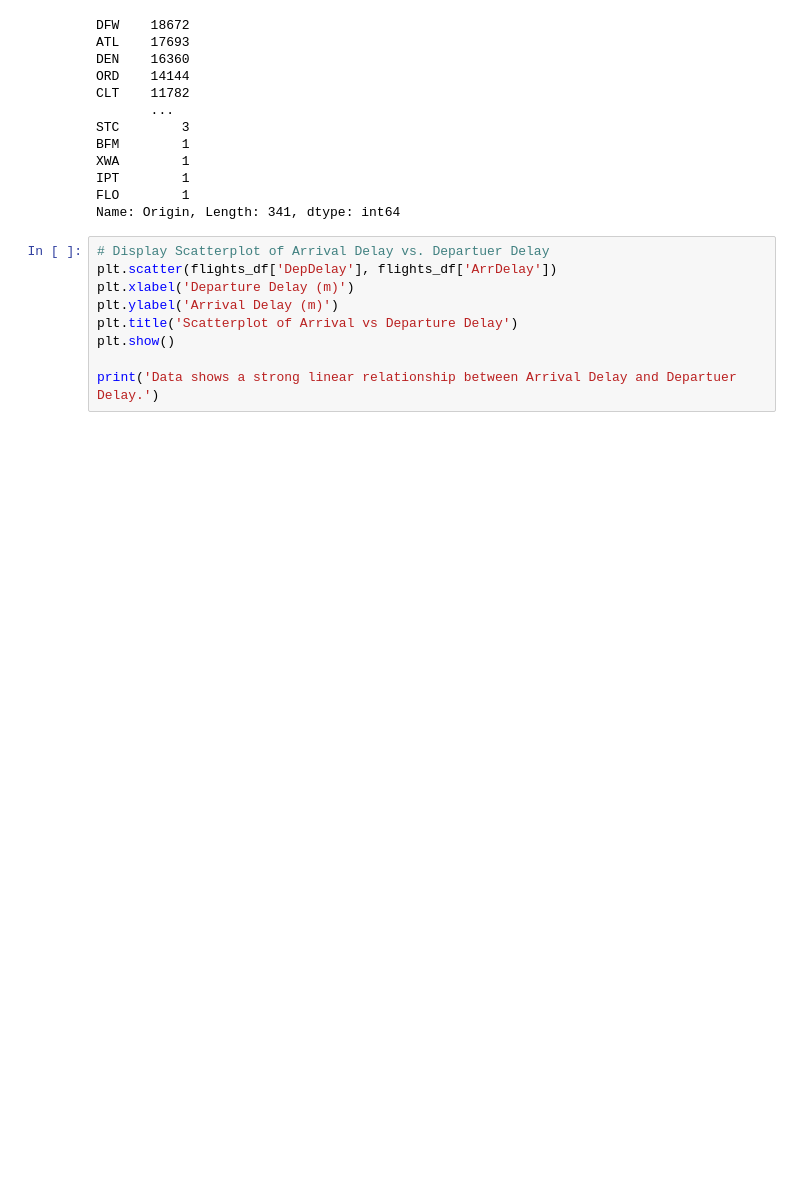
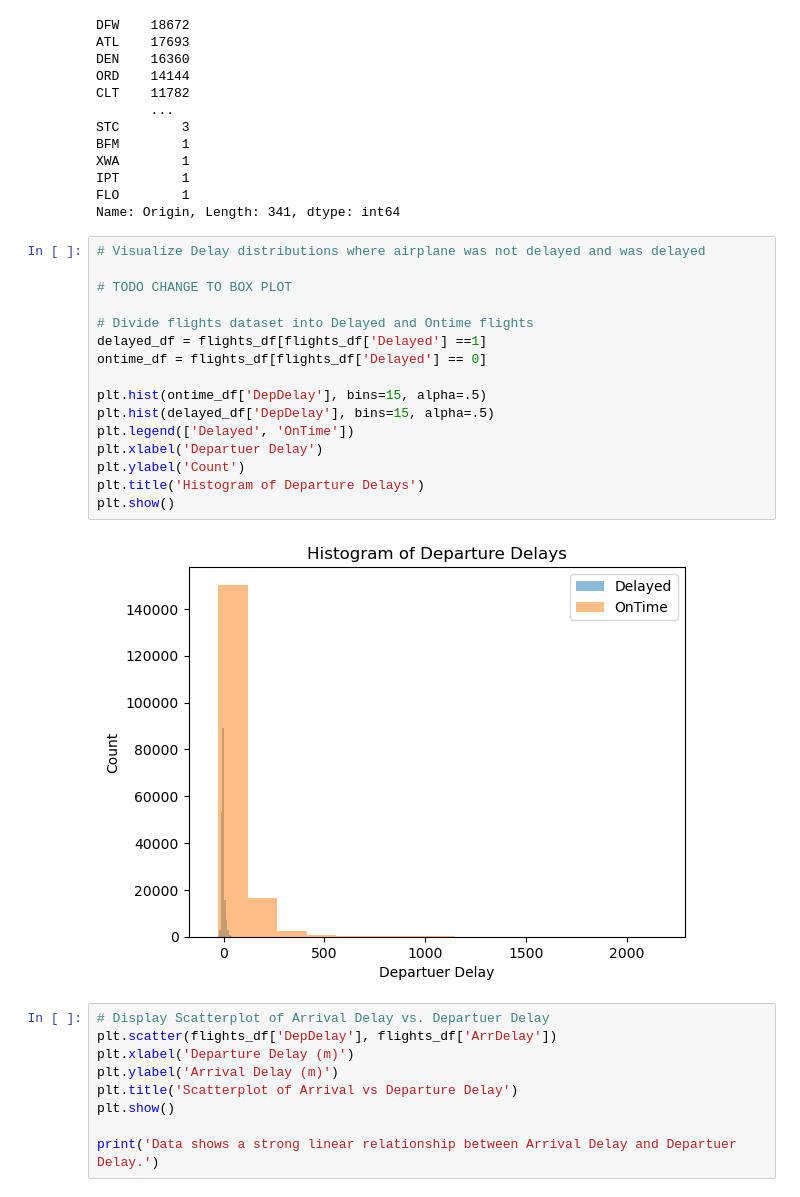
Before and after one commit to NedKost/MS-AAI-501-Team-Project, a Jupyter notebook: notebooks/Logistic Regression.ipynb, the cells around one changed output. Cells and saved outputs as stored; diff of their text form; blank space fills up the shorter version.

```diff
--- a/notebooks/Logistic Regression.ipynb
+++ b/notebooks/Logistic Regression.ipynb
@@ -101,6 +137,24 @@ XWA        1
 IPT        1
 FLO        1
 Name: Origin, Length: 341, dtype: int64
+# %%
+# Visualize Delay distributions where airplane was not delayed and was delayed
+
+# TODO CHANGE TO BOX PLOT
+
+# Divide flights dataset into Delayed and Ontime flights
+delayed_df = flights_df[flights_df['Delayed'] ==1]
+ontime_df = flights_df[flights_df['Delayed'] == 0]
+
+plt.hist(ontime_df['DepDelay'], bins=15, alpha=.5)
+plt.hist(delayed_df['DepDelay'], bins=15, alpha=.5)
+plt.legend(['Delayed', 'OnTime'])
+plt.xlabel('Departuer Delay')
+plt.ylabel('Count')
+plt.title('Histogram of Departure Delays')
+plt.show()
+# %% [output]
+[figure, added]
 # %%
 # Display Scatterplot of Arrival Delay vs. Departuer Delay
 plt.scatter(flights_df['DepDelay'], flights_df['ArrDelay'])
```
Also changed, not shown: parts of 20 cells of this notebook, 3 other files.
